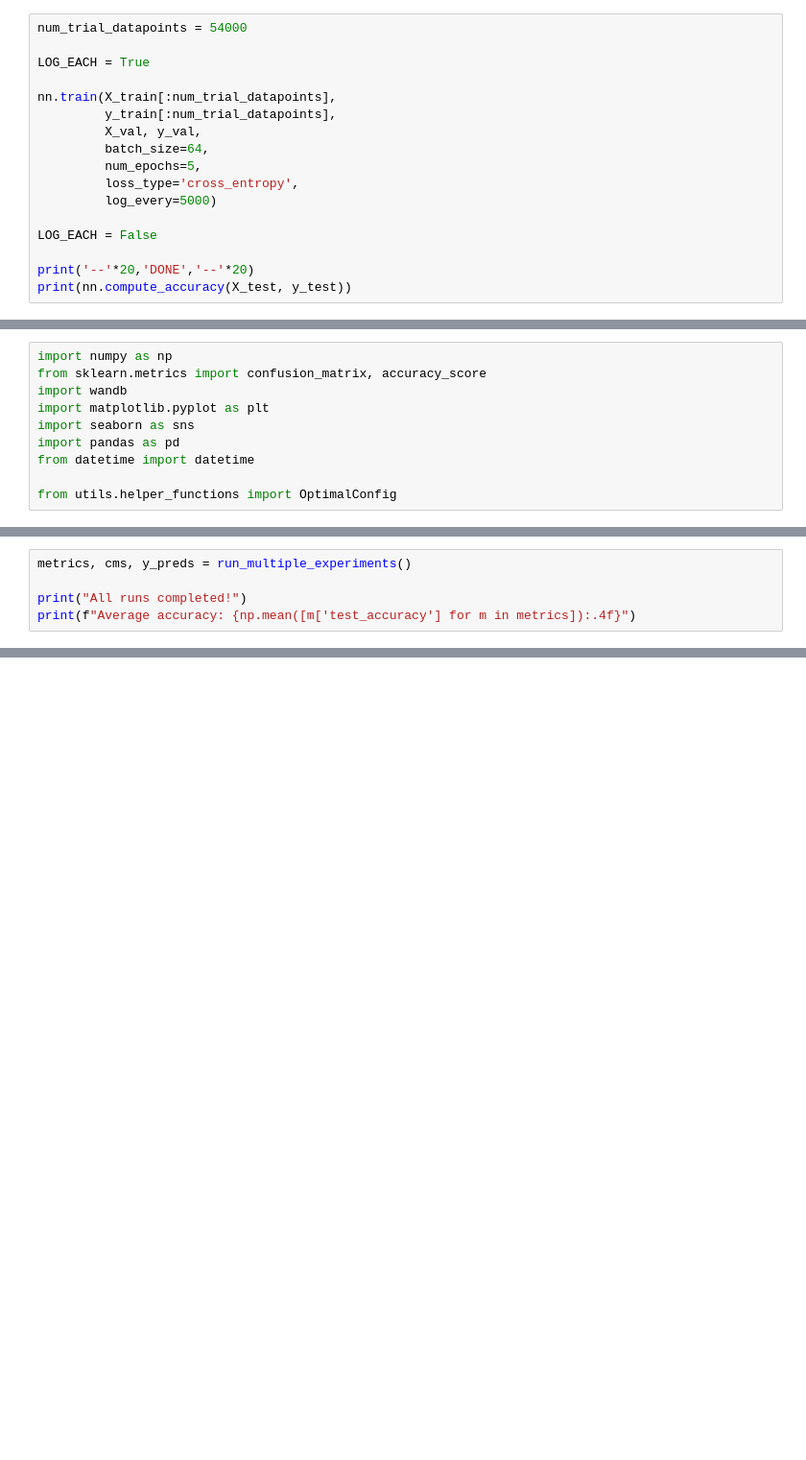
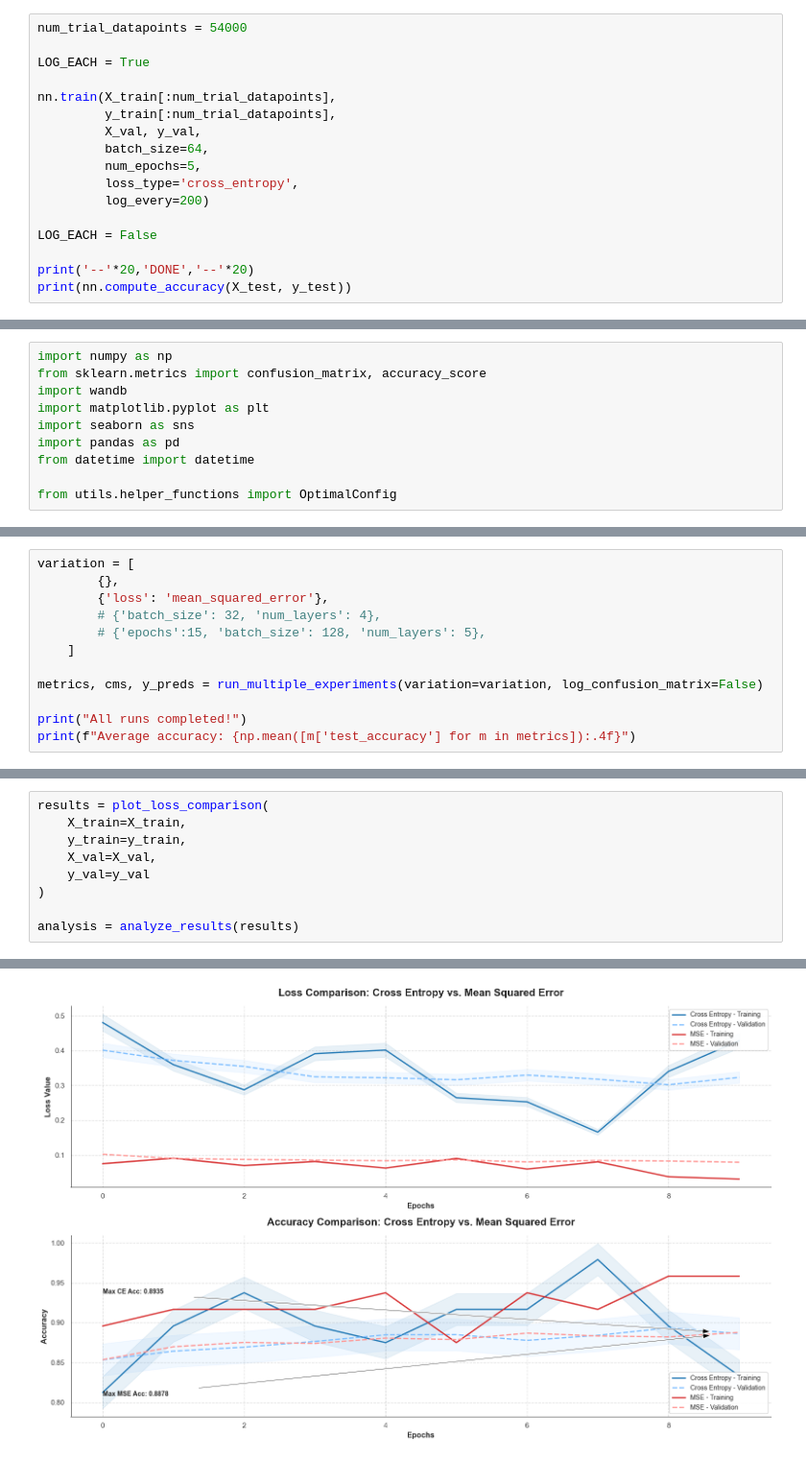
Before and after one commit to BullsEye268/da6401_assignment1, a Jupyter notebook: trials_2.ipynb, the cells around one changed output, grey strips where cells are left out. Shown at 96% size. Saved outputs shown, nothing was run; the diff lists cells and outputs as text; blank space fills up the shorter version.

```diff
--- a/trials_2.ipynb
+++ b/trials_2.ipynb
@@ -38,7 +40,7 @@ nn.train(X_train[:num_trial_datapoints],
          batch_size=64,
          num_epochs=5,
          loss_type='cross_entropy',
-         log_every=5000)
+         log_every=200)
 
 LOG_EACH = False
 
@@ -724,5 +339,12 @@ def run_experiment_with_plotly_cm(run_id=0):
 # %%
-metrics, cms, y_preds = run_multiple_experiments()
+variation = [
+        {},
+        {'loss': 'mean_squared_error'},
+        # {'batch_size': 32, 'num_layers': 4},
+        # {'epochs':15, 'batch_size': 128, 'num_layers': 5},
+    ]
+
+metrics, cms, y_preds = run_multiple_experiments(variation=variation, log_confusion_matrix=False)
 
 print("All runs completed!")
 print(f"Average accuracy: {np.mean([m['test_accuracy'] for m in metrics]):.4f}")
@@ -752,0 +721,10 @@ Starting Logging confusion matrix for run 1
+# %%
+results = plot_loss_comparison(
+    X_train=X_train,
+    y_train=y_train,
+    X_val=X_val,
+    y_val=y_val
+)
+
+analysis = analyze_results(results)
+# %% [output]
@@ -752,0 +732 @@ Starting Logging confusion matrix for run 1
+[figure, added]
```
Also changed, not shown: parts of 13 cells of this notebook, 6 other files.
